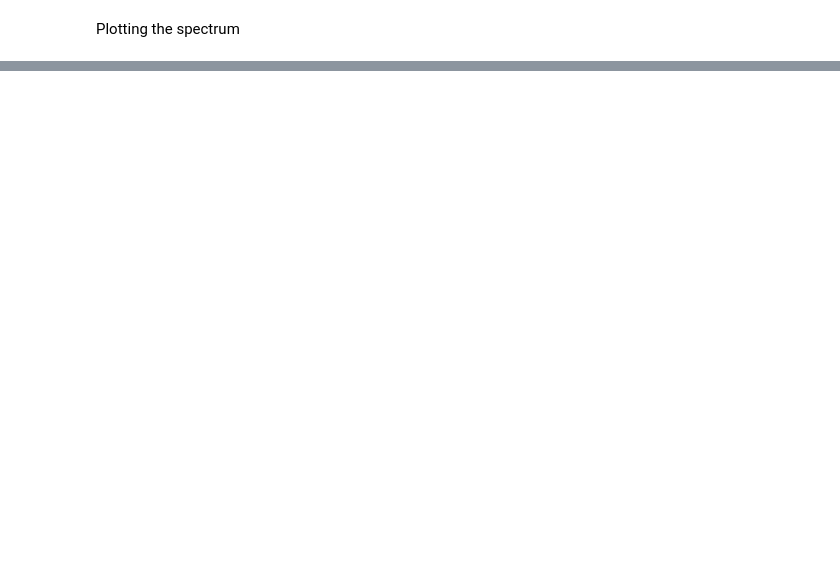
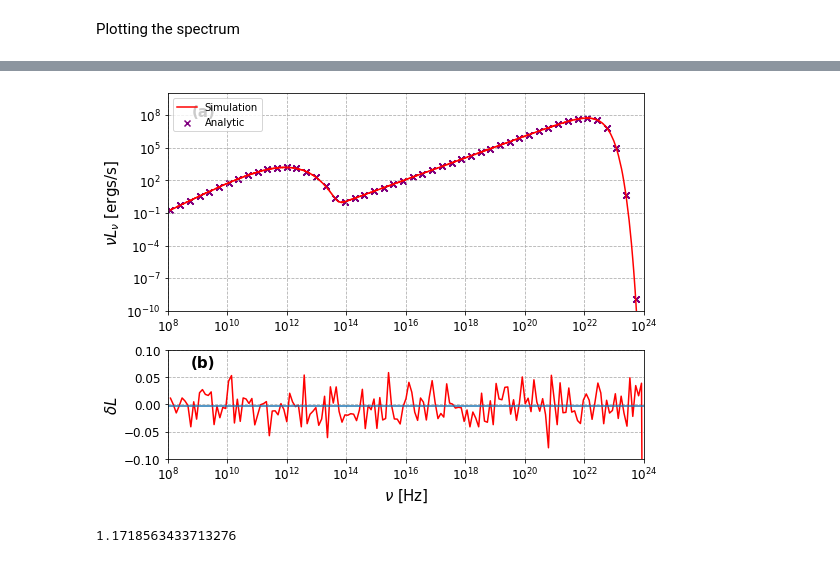
Before and after one commit to black-hole-group/gpumonty, a Jupyter notebook: python/sphere_example.ipynb, the cells around one changed output, grey strips where cells are left out. Saved outputs shown, nothing was run; the diff lists cells and outputs as text; code cells hidden in the pictures; blank space fills up the shorter version.

Commit message:
editted sphere notebook

```diff
--- a/python/sphere_example.ipynb
+++ b/python/sphere_example.ipynb
@@ -85,5 +85,5 @@ def grmonty(file):
     return nu, ll, tauabs, domega_arr
 
 # Example usage:
-nu, nuLnu, tauabs, domega_array = grmonty('../output/spectrum_sphere.h5')
+nu, nuLnu, tauabs, domega_array = grmonty('../output/bremss_synch_sphere_1e5.h5')
 print("Read dOmega:", domega_array)
@@ -317,0 +284,58 @@ plt.show()
+# %%
+import numpy as np
+import matplotlib.pyplot as plt
+from scipy.special import kn
+
+R = 1.00000#1.00075
+Rin = 0.01
+#jnu_values = int_jnu(1e13, 100,1,np.float128(nu))
+jnu_values = int_jnu_bremss(1e13, 100, np.float128(nu)) + int_jnu(1e13, 100,1,np.float128(nu))
+#alpha = np.float128(jnu(1e13, np.float128(nu), 1, 100))/np.float128(Bnu(np.float128(nu),100))
+dv = 4/3 * np.pi * (R**3 - Rin**3)
+mfp = 1 #mean free path
+Luminosity_analytic = jnu_values
+exp_approx = np.zeros_like(nu)
+
+# Create figure and subplots
+fig, (ax1, ax2) = plt.subplots(2, 1, figsize=(8, 6), sharex=False, gridspec_kw={'height_ratios': [2, 1]})
+xdata = nu
+y_simdata = (nuLnu* domega_array[:,None]/(4* np.pi)).sum(0)
+y_analyticdata = Luminosity_analytic * nu * dv
+
+ax1.plot(nu, y_simdata, linestyle='-', label = 'Simulation', color = 'red')
+
+ax1.scatter(nu[::50], y_analyticdata[::50], marker = 'x', label = 'Analytic', color = 'purple')
+ax1.set_ylim(1e-10,1e10)
+ax1.set_xscale('log')
+ax1.set_yscale('log')
+ax1.set_ylabel(r"$\nu L_\nu$ [ergs/s]", fontsize = 15)
+ax1.grid(True, which="both", ls="--")
+ax1.set_xlim(1e8, 1e24)
+ax1.tick_params(axis='both', which='major', labelsize=12)  # Adjust major tick size
+ax1.text(0.1, 0.95, '(a)', transform=ax1.transAxes, ha='right', va='top', fontweight = 'bold', fontsize = 15)
+ax1.legend()
+
+
+relative_diff2 = (-y_analyticdata +y_simdata) / y_analyticdata
+
+ax2.plot(xdata[::15], relative_diff2[::15], color='r', label = 'analy')
+ax2.axhline(np.mean(relative_diff2[:1591]))
+ax2.set_xscale('log')
+ax2.text(0.1, 0.95, '(b)', transform=ax2.transAxes, ha='right', va='top',fontweight = 'bold',fontsize = 15)
+
+ax2.set_ylabel(r'$\delta L$', fontsize = 15)
+ax2.grid(True, which="both", ls="--")
+ax2.set_ylim(-0.1, 0.1)
+ax2.set_xlim(1e8,1e24)
+ax2.tick_params(axis='both', which='major', labelsize=12)
+ax2.set_xlabel(r"$\nu$ [Hz]", fontsize = 15)
+
+
+plt.tight_layout()
+plt.show()
+# %% [output]
+[figure, added]
+# %%
+nu[150]/1e9
+# %% [output]
+1.1718563433713276
```
Also changed, not shown: parts of 4 cells of this notebook, 4 other files.
